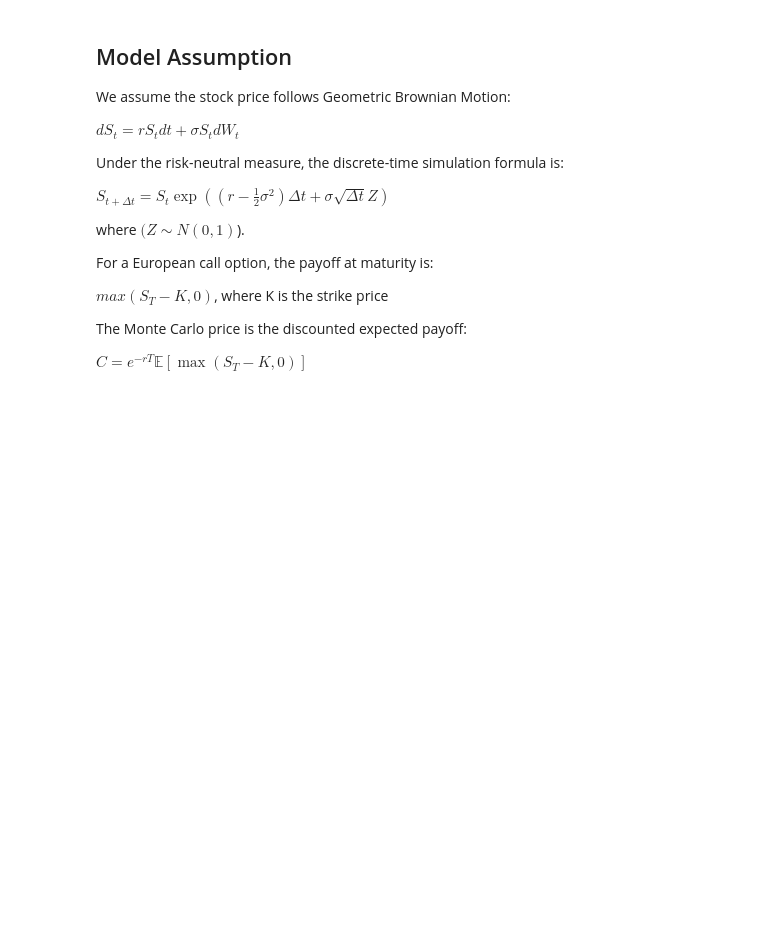
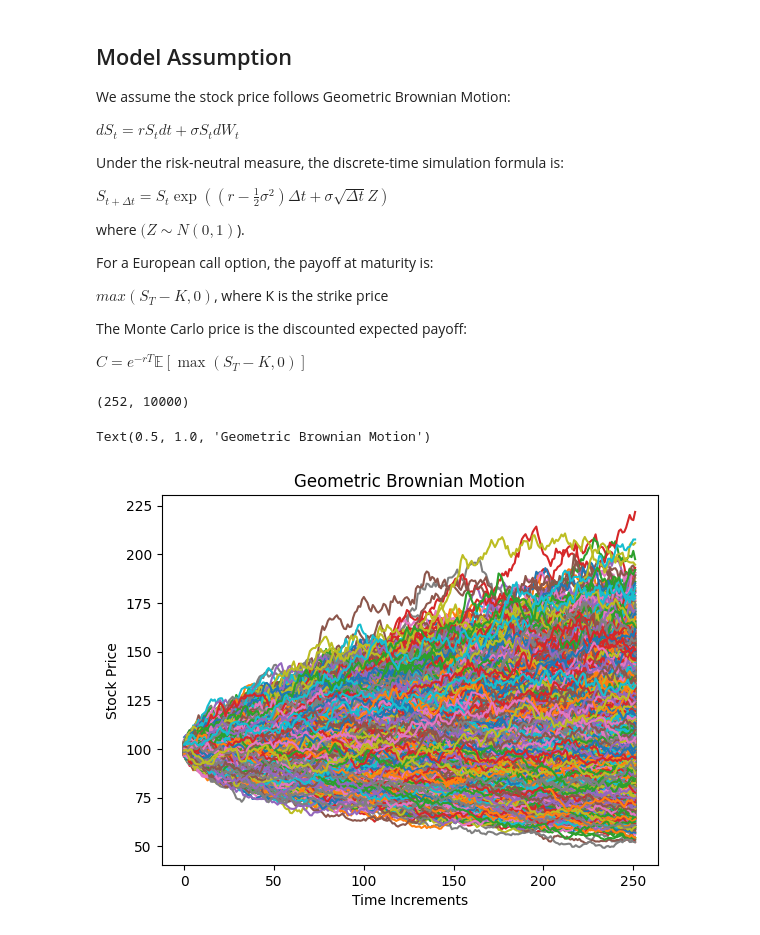
Before and after one commit to nitheesh-dharma/monte-carlo-simulations, a Jupyter notebook: Monte_carlo_simulations.ipynb, the cells around one changed output. Saved outputs shown, nothing was run; the diff lists cells and outputs as text; code cells hidden in the pictures; blank space fills up the shorter version.

Commit message:
add plot of stock paths and distribution of terminal stock prices

```diff
--- a/Monte_carlo_simulations.ipynb
+++ b/Monte_carlo_simulations.ipynb
@@ -47,3 +46,21 @@ The Monte Carlo price is the discounted expected payoff:
 
 
 $C = e^{-rT} \mathbb{E}[\max(S_T - K, 0)]$
+# %%
+def gbm_paths(S, r, q, sigma, T, n_steps, n_paths):
+    """Simulate stock price paths using geometric Brownian motion."""
+    # Change in time for each step
+    dt = T / n_steps
+    # Generate array of random stock paths over time
+    D_t_delta_t = S*np.exp(np.cumsum((r - q * sigma**2 / 2) * dt + sigma * np.sqrt(dt) * np.random.normal(size=(n_steps, n_paths)),axis=0))
+    return D_t_delta_t
+
+paths = gbm_paths(S0, r, q, sigma, T, n_steps, n_paths)
+plt.plot(paths)
+plt.xlabel("Time Increments")
+plt.ylabel("Stock Price")
+plt.title("Geometric Brownian Motion")
+# %% [output]
+(252, 10000)
+Text(0.5, 1.0, 'Geometric Brownian Motion')
+[figure, added]
```
Also changed, not shown: parts of 4 cells of this notebook.
